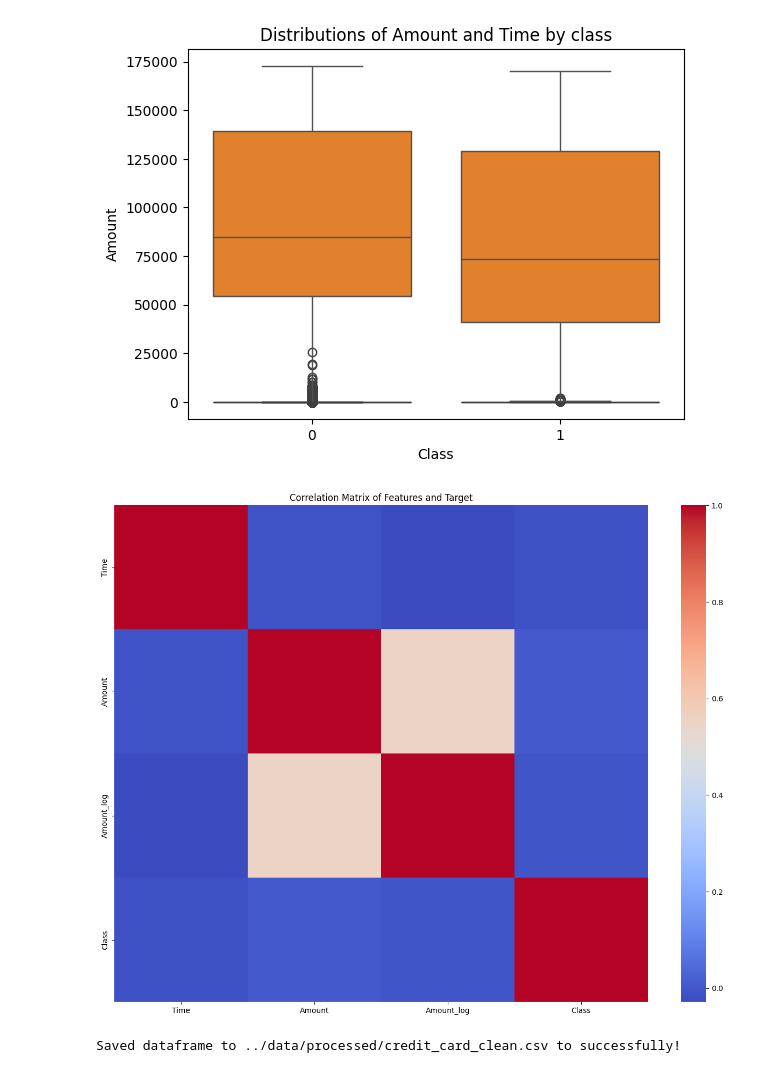
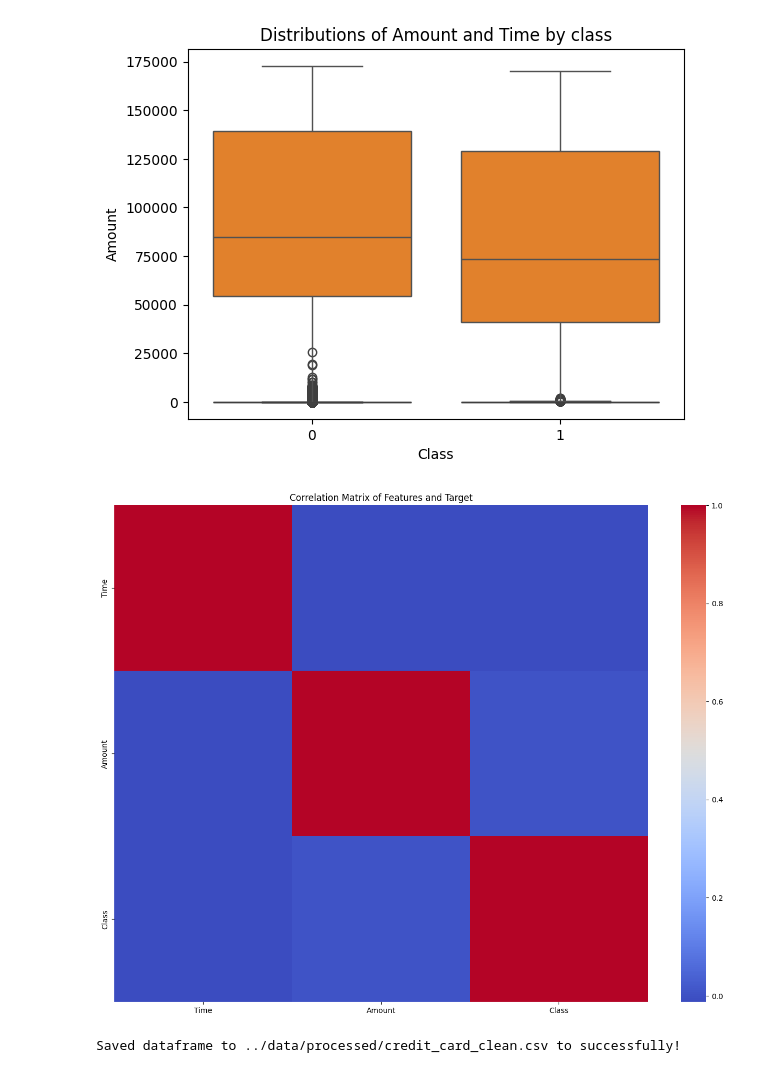
Before and after one commit to Elshaday97/fraud-detection-week-5-and-6, a Jupyter notebook: notebooks/eda-creditcard.ipynb, the cells around one changed output. Drawn from its saved outputs; the diff is of its cells as text; code cells hidden in the pictures.

```diff
--- a/notebooks/eda-creditcard.ipynb
+++ b/notebooks/eda-creditcard.ipynb
@@ -103,10 +103,9 @@ sns.histplot(
 plt.title("Histogram of Amount")
 
 
-clean_credit_card_data[Credit_Card_Data_Columns.AMOUNT_LOG.value] = np.log1p(clean_credit_card_data[Credit_Card_Data_Columns.AMOUNT.value])
 plt.subplot(1, 2, 2)
 sns.histplot(
-    clean_credit_card_data[Credit_Card_Data_Columns.AMOUNT_LOG.value],
+    np.log1p(clean_credit_card_data[Credit_Card_Data_Columns.AMOUNT.value]),
     bins=50,
     kde=True,
 )
@@ -145,19 +144,18 @@ Text(0.5, 1.0, 'Distributions of Amount and Time by class')
 # %%
 corr_matrix = clean_credit_card_data[
     [
         Credit_Card_Data_Columns.TIME.value,
         Credit_Card_Data_Columns.AMOUNT.value,
-        Credit_Card_Data_Columns.AMOUNT_LOG.value,
         Credit_Card_Data_Columns.CLASS.value,
     ]
 ].corr()
 
 plt.figure(figsize=(16, 12))
 sns.heatmap(corr_matrix, annot=False, cmap="coolwarm", fmt=".2f")
 plt.title("Correlation Matrix of Features and Target")
 plt.show()
 # %% [output]
-[figure, old version]
+[figure, new version]
 # %%
 # Save Clean Credit Card Data
 
```
Also changed, not shown: parts of 1 cell of this notebook, 4 other files.
